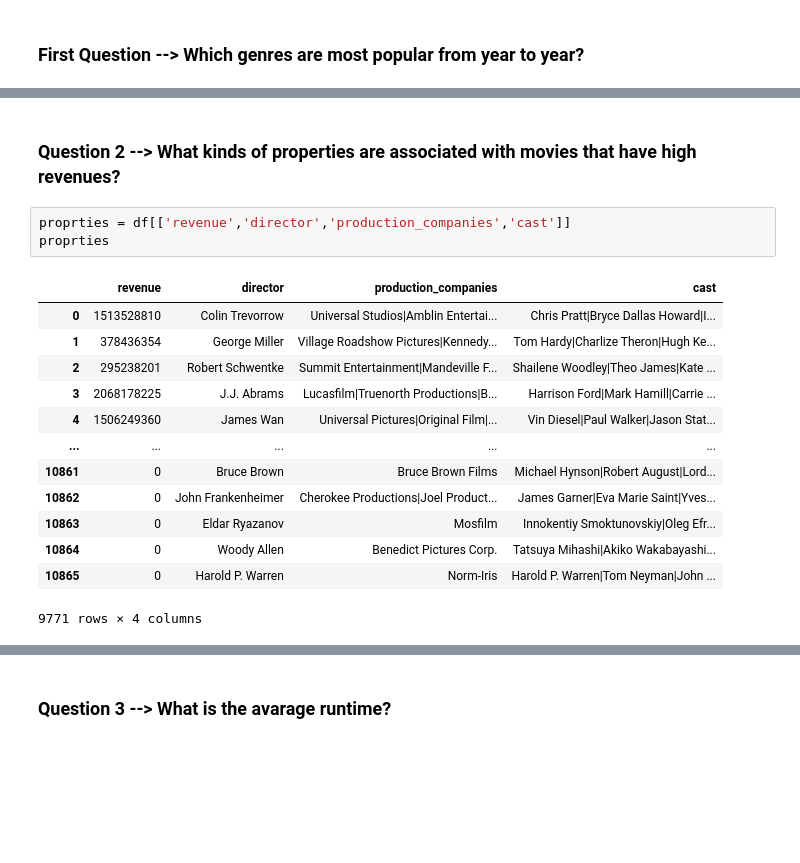
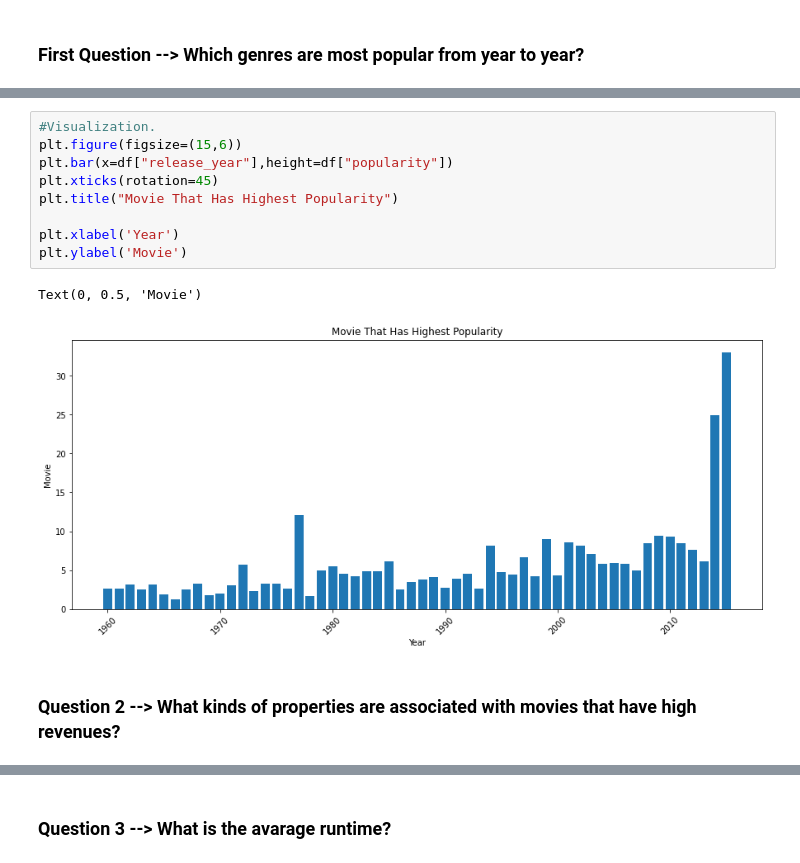
Before and after one commit to toqa36/Movies_Analysis, a Jupyter notebook: Movies_Analysis.ipynb, the cells around one changed output, grey strips where cells are left out. Drawn from its saved outputs; the diff is of its cells as text; blank space fills up the shorter version.

```diff
--- a/Movies_Analysis.ipynb
+++ b/Movies_Analysis.ipynb
@@ -208,19 +221,14 @@ newDF.groupby(['release_year']).max()
+# %%
+#Visualization.
+plt.figure(figsize=(15,6))
+plt.bar(x=df["release_year"],height=df["popularity"])
+plt.xticks(rotation=45)
+plt.title("Movie That Has Highest Popularity")
+
+plt.xlabel('Year')
+plt.ylabel('Movie')
+# %% [output]
+Text(0, 0.5, 'Movie')
+[figure, added]
 # %% [markdown]
 ### Question 2 --> What kinds of properties are associated with movies that have high revenues?
-# %%
-proprties = df[['revenue','director','production_companies','cast']]
-proprties
-# %% [output]
-|  | revenue | director | production_companies | cast |
-| 0 | 1513528810 | Colin Trevorrow | Universal Studios|Amblin Entertai... | Chris Pratt|Bryce Dallas Howard|I... |
-| 1 | 378436354 | George Miller | Village Roadshow Pictures|Kennedy... | Tom Hardy|Charlize Theron|Hugh Ke... |
-| 2 | 295238201 | Robert Schwentke | Summit Entertainment|Mandeville F... | Shailene Woodley|Theo James|Kate ... |
-| 3 | 2068178225 | J.J. Abrams | Lucasfilm|Truenorth Productions|B... | Harrison Ford|Mark Hamill|Carrie ... |
-| 4 | 1506249360 | James Wan | Universal Pictures|Original Film|... | Vin Diesel|Paul Walker|Jason Stat... |
-| ... | ... | ... | ... | ... |
-| 10861 | 0 | Bruce Brown | Bruce Brown Films | Michael Hynson|Robert August|Lord... |
-| 10862 | 0 | John Frankenheimer | Cherokee Productions|Joel Product... | James Garner|Eva Marie Saint|Yves... |
-| 10863 | 0 | Eldar Ryazanov | Mosfilm | Innokentiy Smoktunovskiy|Oleg Efr... |
-| 10864 | 0 | Woody Allen | Benedict Pictures Corp. | Tatsuya Mihashi|Akiko Wakabayashi... |
-| 10865 | 0 | Harold P. Warren | Norm-Iris | Harold P. Warren|Tom Neyman|John ... |
-9771 rows × 4 columns
```
Also changed, not shown: parts of 23 cells of this notebook.
